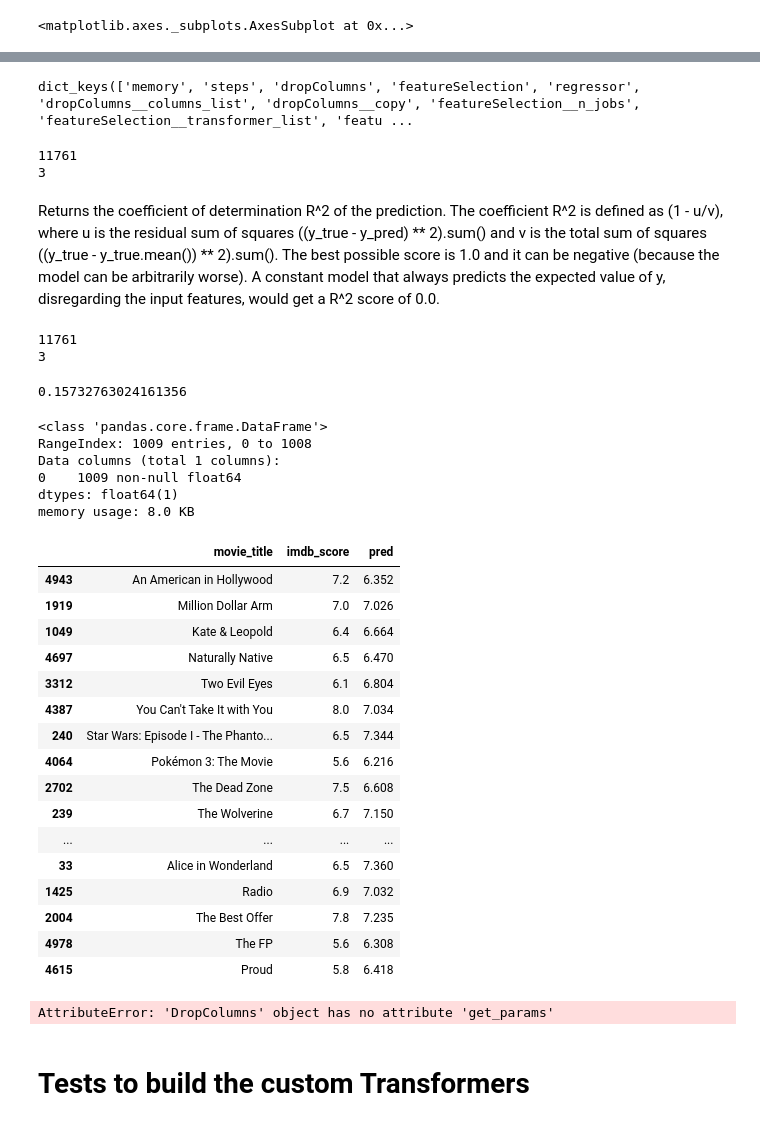
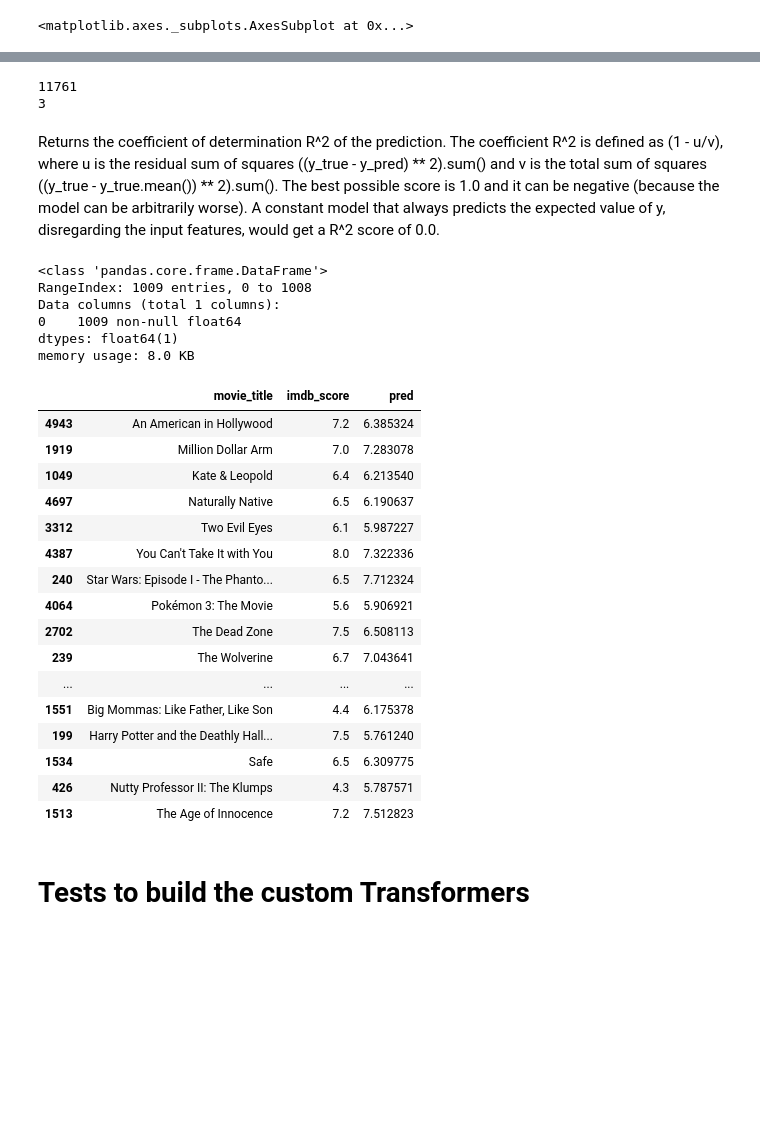
Before and after one commit to Jodahr/ImdbMovies, a Jupyter notebook: Untitled.ipynb, the cells around one changed output, grey strips where cells are left out. Cells and saved outputs as stored; diff of their text form; code cells hidden in the pictures; blank space fills up the shorter version.

```diff
--- a/Untitled.ipynb
+++ b/Untitled.ipynb
@@ -275,13 +275,19 @@ from sklearn.model_selection import GridSearchCV
 #regressor = LinearRegression()
 #regressor = GradientBoostingRegressor()
 #regressor = svm.SVR(kernel='poly')
-regressor = RandomForestRegressor()
+regressor = RandomForestRegressor(n_jobs=10)
 
 from sklearn.model_selection import GridSearchCV
 
+N_estimators = [120, 300, 500, 800 , 1200]
+Max_depth = [5,8,15,25,30, None]
+Min_sample_split = [1,2,5,10, 15, 100]
+Min_sample_lead = [1,2,5,10]
+
 param_grid = [
-  {'regressor__n_estimators': [10], 'regressor__criterion': ['mse']
-   , 'regressor__max_features':['sqrt', 'log2'], 'regressor__n_jobs':[10] }
+  {'regressor__n_estimators': [120, 300], 'regressor__criterion': ['mse', 'mae']
+   , 'regressor__max_features':['auto', 'sqrt', 'log2'], 'regressor__max_depth': [8,30]
+  ,  'regressor__min_samples_leaf': [2,10], 'regressor__min_samples_split': [2,10]}
 #  ,{'n_estimators': [10, 100, 1000], 'criterion': ['mse', 'mae']}
  ]
 
@@ -293,7 +299,7 @@ finalPipe = Pipeline([('dropColumns', DropColumns(['movie_imdb_link', 'imdb_scor
                         ('featureSelection', features),
                         ('regressor', regressor)  ])
 
-#search = GridSearchCV(finalPipe, param_grid)
+search = GridSearchCV(finalPipe, param_grid)
 # %%
 from sklearn.model_selection import train_test_split
 X, y = df, df['imdb_score']
@@ -404,22 +439,17 @@ importances.sort_values(by='Gini-importance', axis=0, ascending=False).head(20)
 # %%
-finalPipe.get_params().keys()
+#finalPipe.get_params().keys()
 y_pred = search.predict(X_test)
 #sorted(search.cv_results_.keys())
 # %% [output]
-dict_keys(['memory', 'steps', 'dropColumns', 'featureSelection', 'regressor', 'dropColumns__columns_list', 'dropColumns__copy', 'featureSelection__n_jobs', 'featureSelection__transformer_list', 'featu ...
+11761
+3
-11761
-3
 # %% [markdown]
 Returns the coefficient of determination R^2 of the prediction.
 The coefficient R^2 is defined as (1 - u/v), where u is the residual sum of squares ((y_true - y_pred) ** 2).sum() and v is the total sum of squares ((y_true - y_true.mean()) ** 2).sum(). The best possible score is 1.0 and it can be negative (because the model can be arbitrarily worse). A constant model that always predicts the expected value of y, disregarding the input features, would get a R^2 score of 0.0.
 # %%
 from sklearn.metrics import accuracy_score
 #finalPipe.score(X_test, y_test)
-search.score(X_test, y_test)
+#search.score(X_test, y_test)
-# %% [output]
-11761
-3
-0.15732763024161356
 # %%
 X_test_copy = X_test.copy()
 X_test_copy['pred'] = y_pred
@@ -434,25 +464,25 @@ Data columns (total 1 columns):
 dtypes: float64(1)
 memory usage: 8.0 KB
 # %%
-X_test_copy[['movie_title', 'imdb_score', 'pred']].head(20)
+X_test_copy[['movie_title', 'imdb_score', 'pred']].head(40)
 # %% [output]
 |  | movie_title | imdb_score | pred |
-| 4943 | An American in Hollywood | 7.2 | 6.352 |
-| 1919 | Million Dollar Arm | 7.0 | 7.026 |
-| 1049 | Kate & Leopold | 6.4 | 6.664 |
-| 4697 | Naturally Native | 6.5 | 6.470 |
-| 3312 | Two Evil Eyes | 6.1 | 6.804 |
-| 4387 | You Can't Take It with You | 8.0 | 7.034 |
-| 240 | Star Wars: Episode I - The Phanto... | 6.5 | 7.344 |
-| 4064 | Pokémon 3: The Movie | 5.6 | 6.216 |
-| 2702 | The Dead Zone | 7.5 | 6.608 |
-| 239 | The Wolverine | 6.7 | 7.150 |
+| 4943 | An American in Hollywood | 7.2 | 6.385324 |
+| 1919 | Million Dollar Arm | 7.0 | 7.283078 |
+| 1049 | Kate & Leopold | 6.4 | 6.213540 |
+| 4697 | Naturally Native | 6.5 | 6.190637 |
+| 3312 | Two Evil Eyes | 6.1 | 5.987227 |
+| 4387 | You Can't Take It with You | 8.0 | 7.322336 |
+| 240 | Star Wars: Episode I - The Phanto... | 6.5 | 7.712324 |
+| 4064 | Pokémon 3: The Movie | 5.6 | 5.906921 |
+| 2702 | The Dead Zone | 7.5 | 6.508113 |
+| 239 | The Wolverine | 6.7 | 7.043641 |
 | ... | ... | ... | ... |
-| 33 | Alice in Wonderland | 6.5 | 7.360 |
-| 1425 | Radio | 6.9 | 7.032 |
-| 2004 | The Best Offer | 7.8 | 7.235 |
-| 4978 | The FP | 5.6 | 6.308 |
-| 4615 | Proud | 5.8 | 6.418 |
+| 1551 | Big Mommas: Like Father, Like Son | 4.4 | 6.175378 |
+| 199 | Harry Potter and the Deathly Hall... | 7.5 | 5.761240 |
+| 1534 | Safe | 6.5 | 6.309775 |
+| 426 | Nutty Professor II: The Klumps | 4.3 | 5.787571 |
+| 1513 | The Age of Innocence | 7.2 | 7.512823 |
 # %%
 #rrf = finalPipe.steps[-1][1]
 #rrf.feature_importances_
@@ -461,8 +491,6 @@ X_test_copy[['movie_title', 'imdb_score', 'pred']].head(20)
 #-np.sort(-rrf.feature_importances_, axis=None)
 # %%
 clr.fit(X_train, y_train)
-# %% [output]
-AttributeError: 'DropColumns' object has no attribute 'get_params'
 # %% [markdown]
 # Tests to build the custom Transformers
 # %%
```
Also changed, not shown: parts of 22 cells of this notebook.
